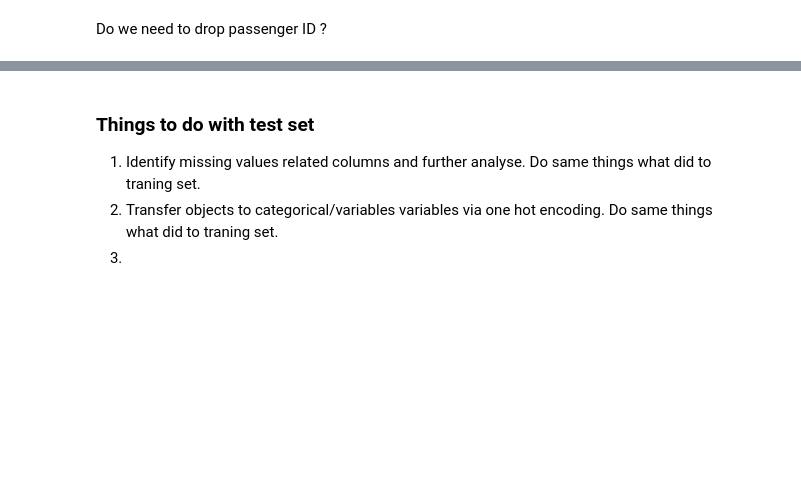
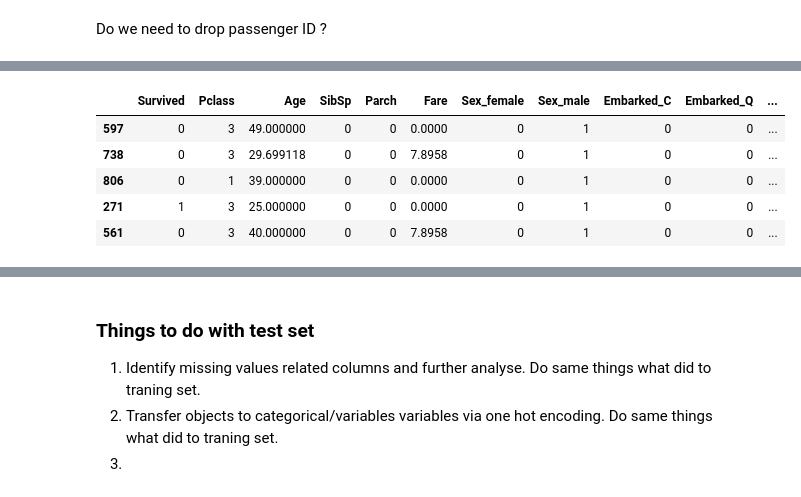
Before and after one commit to 0xchamin/Kaggle, a Jupyter notebook: Titanic-Survival/Titanic-ANN.ipynb, the cells around one changed output, grey strips where cells are left out. Drawn from its saved outputs; the diff is of its cells as text; code cells hidden in the pictures; blank space fills up the shorter version.

```diff
--- a/Titanic-Survival/Titanic-ANN.ipynb
+++ b/Titanic-Survival/Titanic-ANN.ipynb
@@ -431,0 +487,3 @@ memory usage: 53.2 KB
+# %%
+#drop passenger Id from training and validation
+valid.drop('PassengerId', axis=1, inplace=True)
@@ -431,0 +555,9 @@ memory usage: 53.2 KB
+# %%
+valid.head()
+# %% [output]
+|  | Survived | Pclass | Age | SibSp | Parch | Fare | Sex_female | Sex_male | Embarked_C | Embarked_Q | ... |
+| 597 | 0 | 3 | 49.000000 | 0 | 0 | 0.0000 | 0 | 1 | 0 | 0 | ... |
+| 738 | 0 | 3 | 29.699118 | 0 | 0 | 7.8958 | 0 | 1 | 0 | 0 | ... |
+| 806 | 0 | 1 | 39.000000 | 0 | 0 | 0.0000 | 0 | 1 | 0 | 0 | ... |
+| 271 | 1 | 3 | 25.000000 | 0 | 0 | 0.0000 | 0 | 1 | 0 | 0 | ... |
+| 561 | 0 | 3 | 40.000000 | 0 | 0 | 7.8958 | 0 | 1 | 0 | 0 | ... |
```
Also changed, not shown: parts of 63 cells of this notebook, 1 other file.
